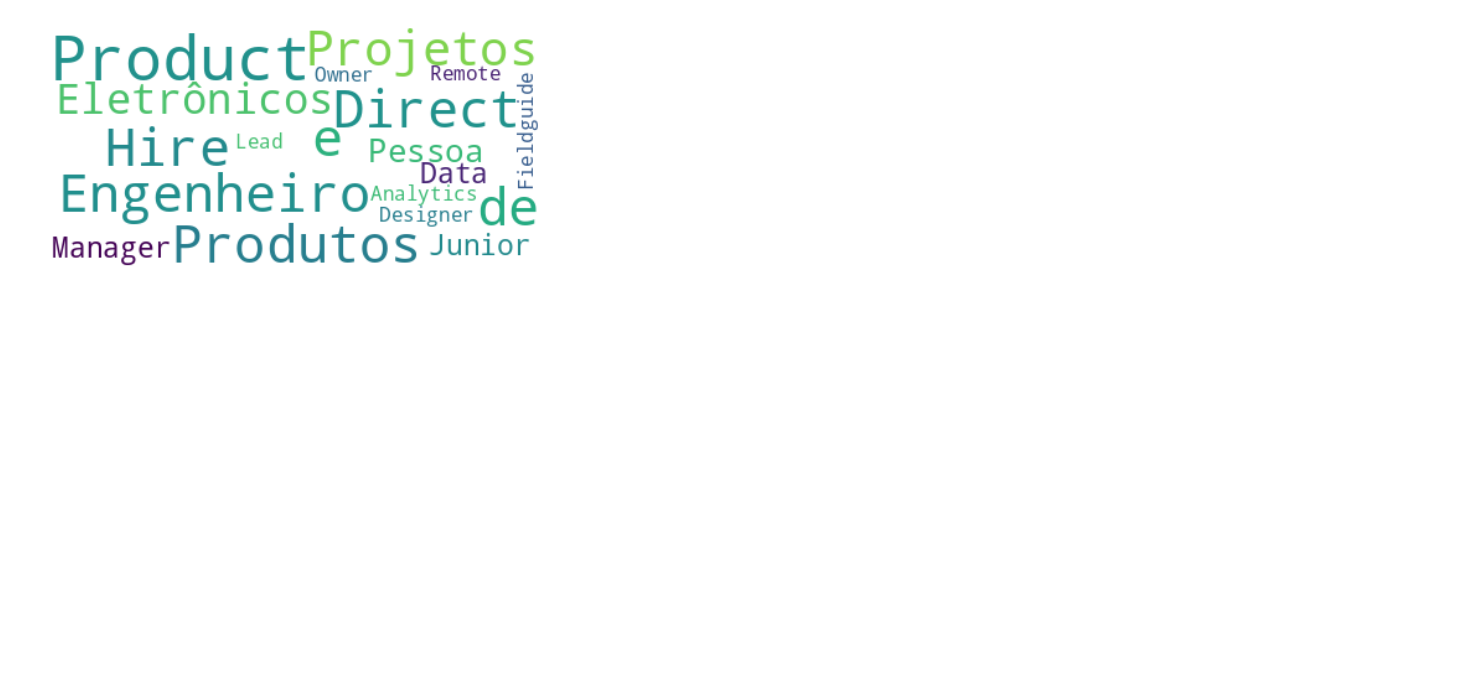
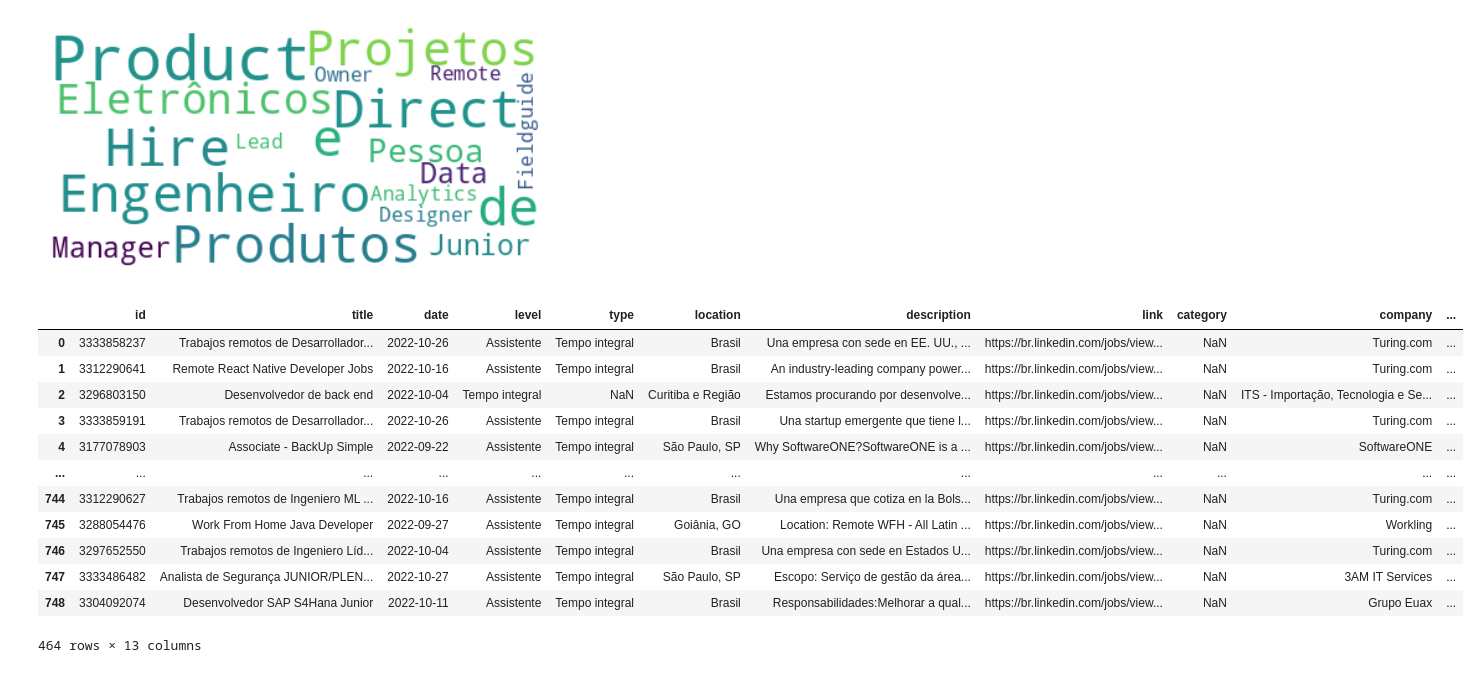
Before and after one commit to saibrotech/mentorship-data-science, a Jupyter notebook: data-prep/filter-adherence.ipynb, the cells around one changed output. Saved outputs shown, nothing was run; the diff lists cells and outputs as text; code cells hidden in the pictures; blank space fills up the shorter version.

```diff
--- a/data-prep/filter-adherence.ipynb
+++ b/data-prep/filter-adherence.ipynb
@@ -281,3 +281,21 @@ plt.axis('off')
 plt.show()
 # %% [output]
 [figure]
+# %%
+it = jobs[jobs['title'].str.contains(
+    'Software|Web|Mobile|Program|Dev|Desenv|Desarrol|Full|Front|Back|Suporte|Support|Infra|Rede|Network|Cloud|AWS|Science|Business|Dados|Data|Datos|ML|AI|Security|Segurança|Threat|Product|Produto') == True]
+it
+# %% [output]
+|  | id | title | date | level | type | location | description | link | category | company | ... |
+| 0 | 3333858237 | Trabajos remotos de Desarrollador... | 2022-10-26 | Assistente | Tempo integral | Brasil | Una empresa con sede en EE. UU., ... | https://br.linkedin.com/jobs/view... | NaN | Turing.com | ... |
+| 1 | 3312290641 | Remote React Native Developer Jobs | 2022-10-16 | Assistente | Tempo integral | Brasil | An industry-leading company power... | https://br.linkedin.com/jobs/view... | NaN | Turing.com | ... |
+| 2 | 3296803150 | Desenvolvedor de back end | 2022-10-04 | Tempo integral | NaN | Curitiba e Região | Estamos procurando por desenvolve... | https://br.linkedin.com/jobs/view... | NaN | ITS - Importação, Tecnologia e Se... | ... |
+| 3 | 3333859191 | Trabajos remotos de Desarrollador... | 2022-10-26 | Assistente | Tempo integral | Brasil | Una startup emergente que tiene l... | https://br.linkedin.com/jobs/view... | NaN | Turing.com | ... |
+| 4 | 3177078903 | Associate - BackUp Simple | 2022-09-22 | Assistente | Tempo integral | São Paulo, SP | Why SoftwareONE?SoftwareONE is a ... | https://br.linkedin.com/jobs/view... | NaN | SoftwareONE | ... |
+| ... | ... | ... | ... | ... | ... | ... | ... | ... | ... | ... | ... |
+| 744 | 3312290627 | Trabajos remotos de Ingeniero ML ... | 2022-10-16 | Assistente | Tempo integral | Brasil | Una empresa que cotiza en la Bols... | https://br.linkedin.com/jobs/view... | NaN | Turing.com | ... |
+| 745 | 3288054476 | Work From Home Java Developer | 2022-09-27 | Assistente | Tempo integral | Goiânia, GO | Location: Remote WFH - All Latin ... | https://br.linkedin.com/jobs/view... | NaN | Workling | ... |
+| 746 | 3297652550 | Trabajos remotos de Ingeniero Líd... | 2022-10-04 | Assistente | Tempo integral | Brasil | Una empresa con sede en Estados U... | https://br.linkedin.com/jobs/view... | NaN | Turing.com | ... |
+| 747 | 3333486482 | Analista de Segurança JUNIOR/PLEN... | 2022-10-27 | Assistente | Tempo integral | São Paulo, SP | Escopo: Serviço de gestão da área... | https://br.linkedin.com/jobs/view... | NaN | 3AM IT Services | ... |
+| 748 | 3304092074 | Desenvolvedor SAP S4Hana Junior | 2022-10-11 | Assistente | Tempo integral | Brasil | Responsabilidades:Melhorar a qual... | https://br.linkedin.com/jobs/view... | NaN | Grupo Euax | ... |
+464 rows × 13 columns
```
Also changed, not shown: parts of 4 cells of this notebook, 1 other file.
